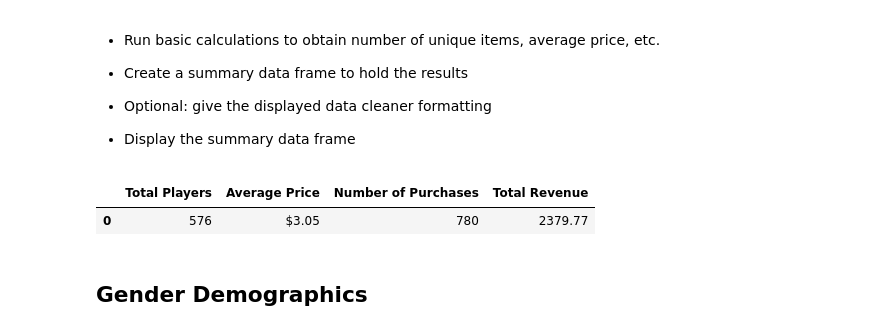
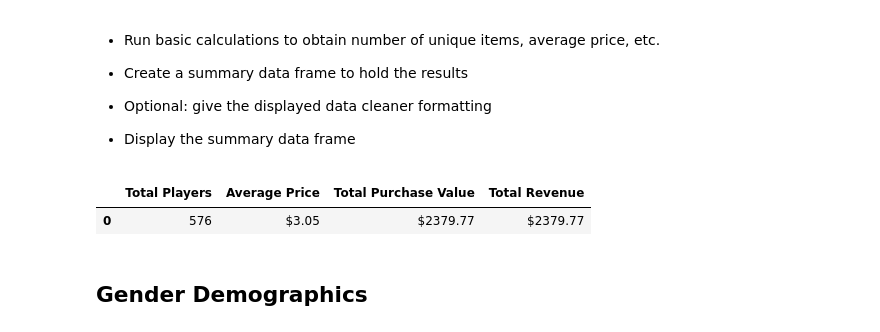
Before and after one commit to christina-schwa/Week04, a Jupyter notebook: Schwaller_HeroesOfPymoli.ipynb, the cells around one changed output. Drawn from its saved outputs; the diff is of its cells as text; code cells hidden in the pictures.

```diff
--- a/Schwaller_HeroesOfPymoli.ipynb
+++ b/Schwaller_HeroesOfPymoli.ipynb
@@ -56,15 +56,24 @@ pd.DataFrame(players)
 
 * Display the summary data frame
 # %%
+item_count_unique = purchase_data["Item ID"].unique()
+
+avg_price = purchase_data["Price"].mean()
+
+purchase_count = purchase_data["Purchase ID"].count()
+
+total_rev = purchase_data["Price"].sum()
+
 purchase_data.head()
 purchase_analysis = [{"Total Players": purchase_data["SN"].nunique(),
           "Average Price": "${:.2f}".format(purchase_data["Price"].mean()),
-          "Number of Purchases": purchase_data["Purchase ID"].count(),
-          "Total Revenue": purchase_data["Price"].sum()}]
-pd.DataFrame(purchase_analysis)
+          "Total Purchase Value": "${:.2f}".format(purchase_data["Price"].sum()),
+          "Total Revenue": "${:.2f}".format(purchase_data["Price"].sum())}]
+summary_df = pd.DataFrame(purchase_analysis)
+summary_df
 # %% [output]
-|  | Total Players | Average Price | Number of Purchases | Total Revenue |
-| 0 | 576 | $3.05 | 780 | 2379.77 |
+|  | Total Players | Average Price | Total Purchase Value | Total Revenue |
+| 0 | 576 | $3.05 | $2379.77 | $2379.77 |
 # %% [markdown]
 ## Gender Demographics
 # %% [markdown]
```
Also changed, not shown: parts of 9 cells of this notebook.
